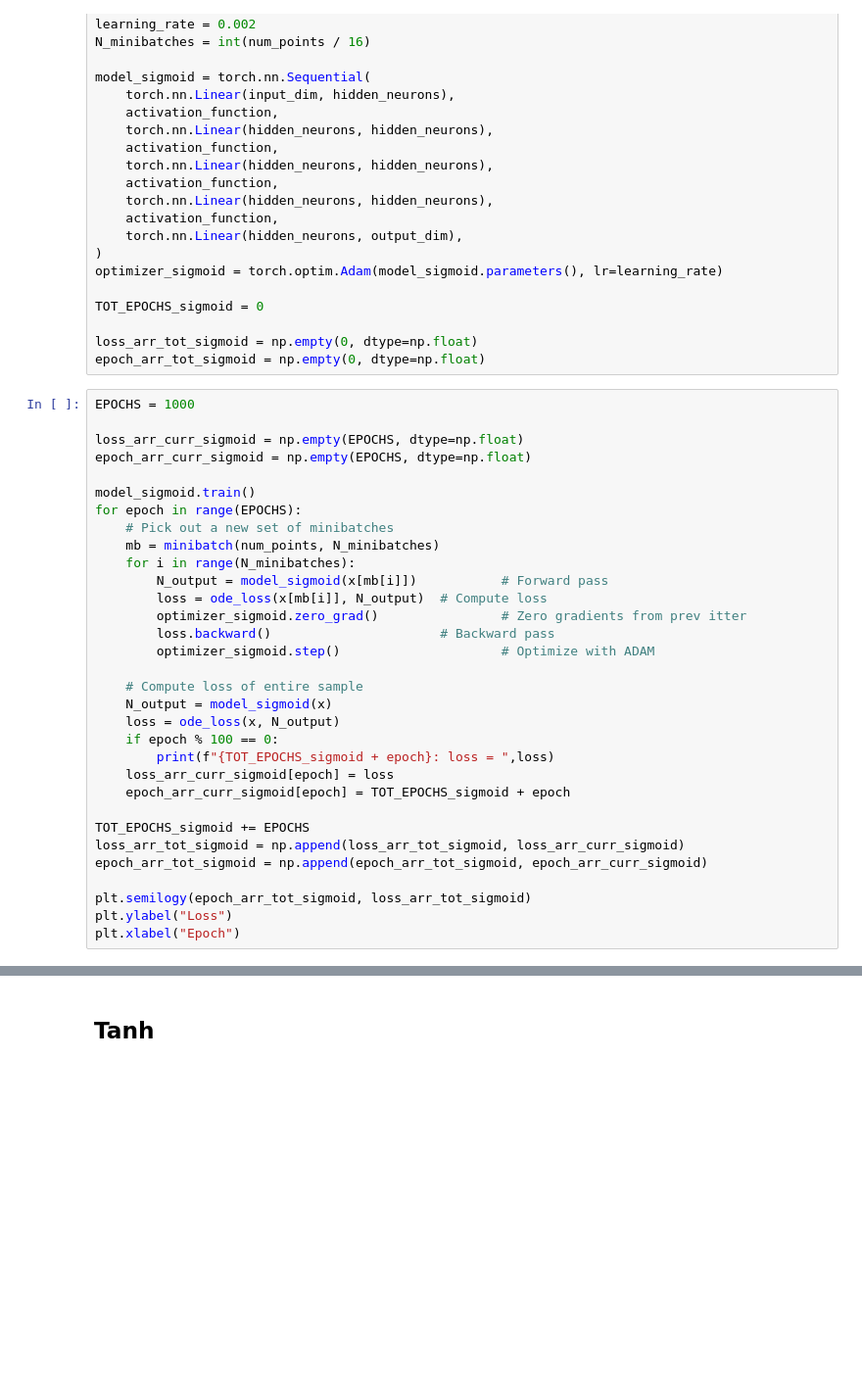
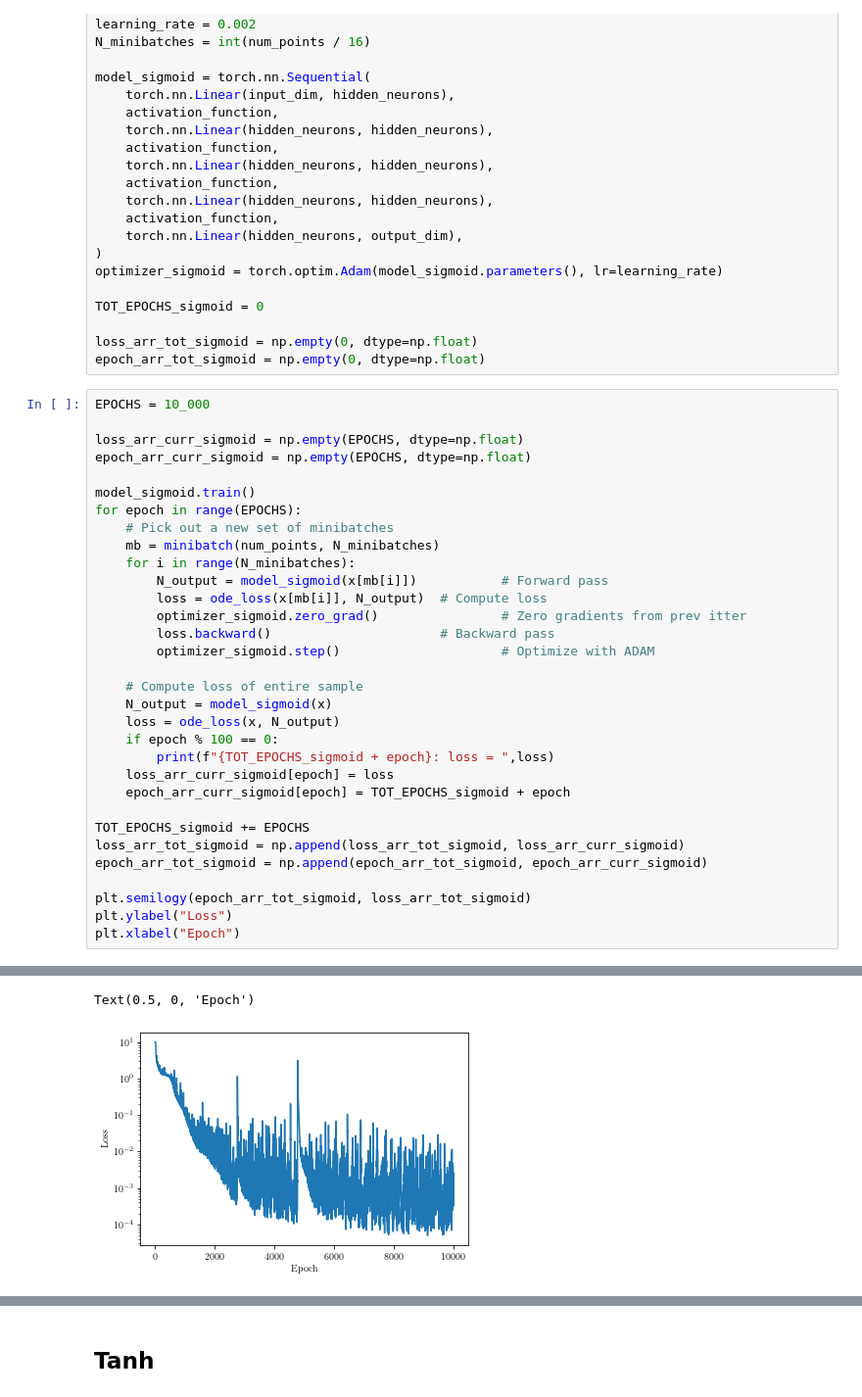
Before and after one commit to nicholaskarlsen/FYS-STK4155, a Jupyter notebook: project_3/notebooks/pytorch_NN_square_grid.ipynb, the cells around one changed output, grey strips where cells are left out. Shown at 98% size. Drawn from its saved outputs; the diff is of its cells as text; blank space fills up the shorter version.

```diff
--- a/project_3/notebooks/pytorch_NN_square_grid.ipynb
+++ b/project_3/notebooks/pytorch_NN_square_grid.ipynb
@@ -471,7 +492,7 @@ TOT_EPOCHS_sigmoid = 0
 loss_arr_tot_sigmoid = np.empty(0, dtype=np.float)
 epoch_arr_tot_sigmoid = np.empty(0, dtype=np.float)
 # %%
-EPOCHS = 1000
+EPOCHS = 10_000
 
 loss_arr_curr_sigmoid = np.empty(EPOCHS, dtype=np.float)
 epoch_arr_curr_sigmoid = np.empty(EPOCHS, dtype=np.float)
@@ -512,3 +544,5 @@ plt.xlabel("Epoch")
+Text(0.5, 0, 'Epoch')
+[figure, added]
 # %%
 plt.figure(figsize=FIGSIZE)
 plt.semilogy(epoch_arr_tot_sigmoid, loss_arr_tot_sigmoid)
```
Also changed, not shown: parts of 15 cells of this notebook, 21 other files.
